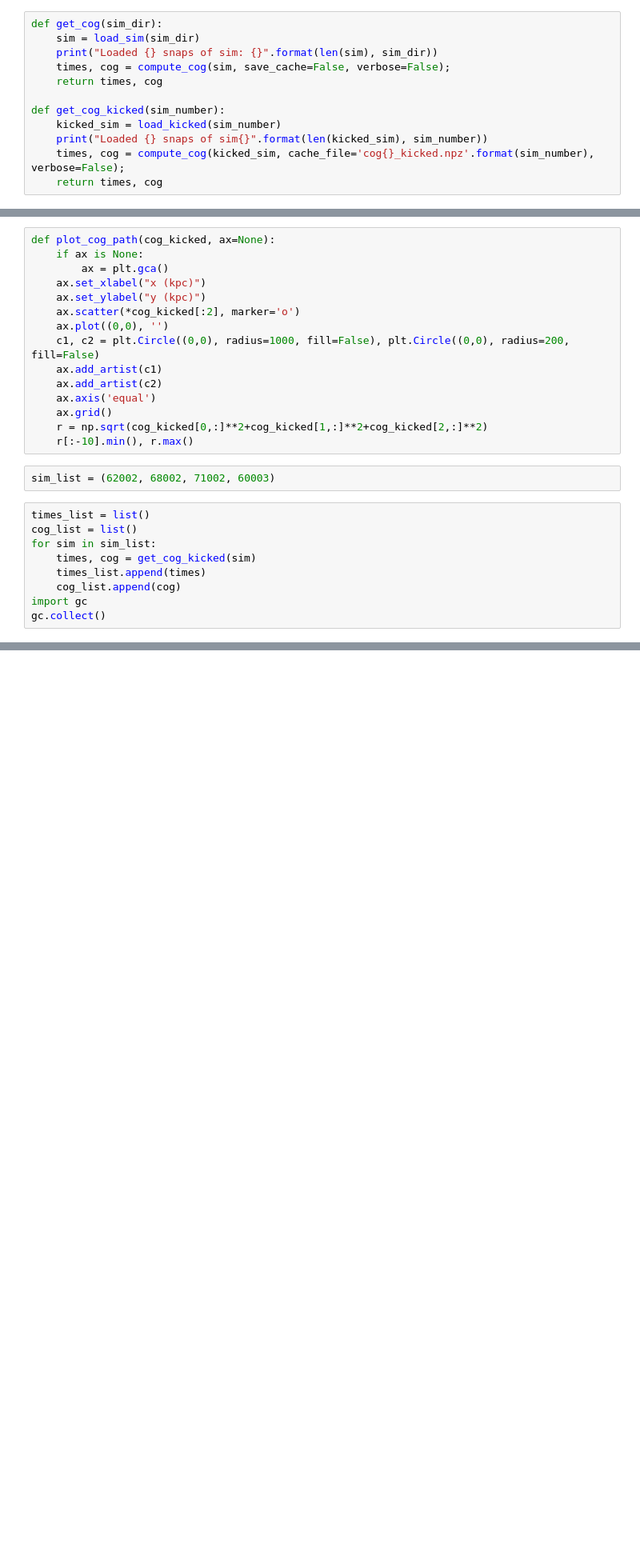
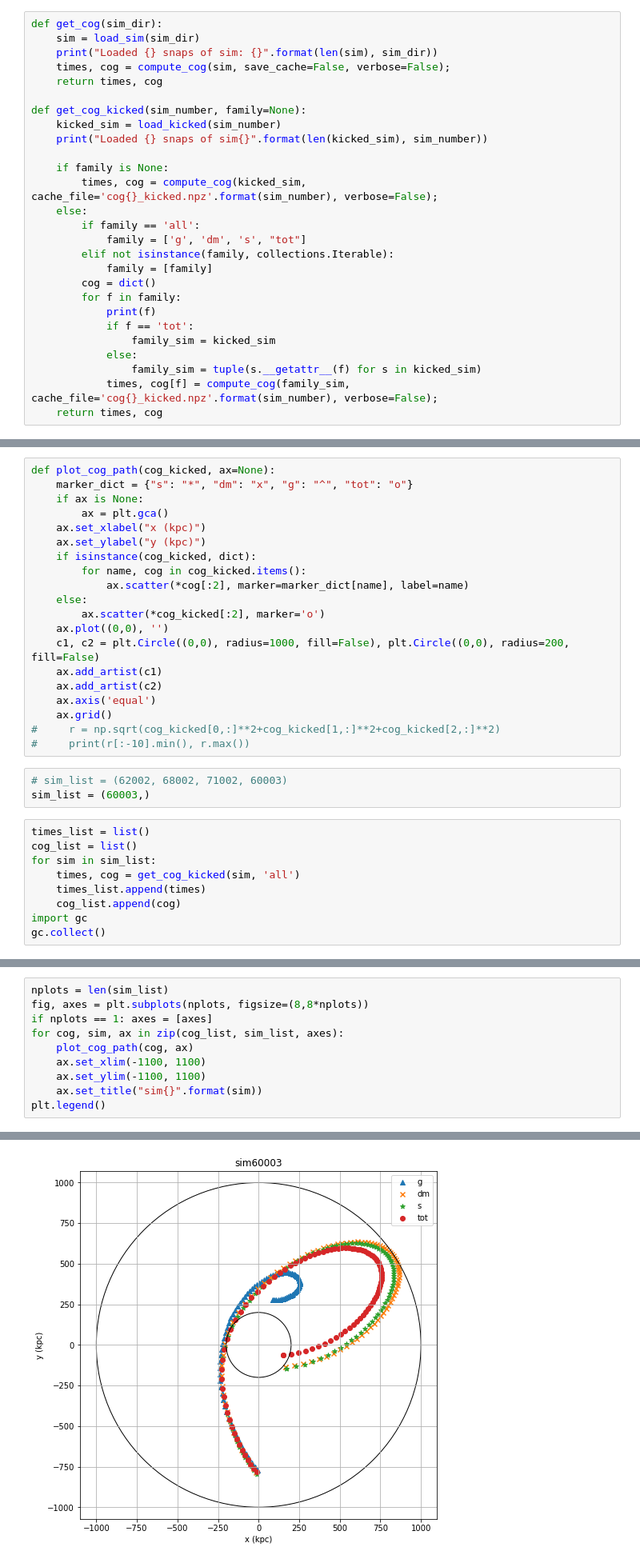
Before and after one commit to elehcim/simulation, a Jupyter notebook: notebooks/Check_COG_Orbit.ipynb, the cells around one changed output, grey strips where cells are left out. Shown at 80% size. Drawn from its saved outputs; the diff is of its cells as text; blank space fills up the shorter version.

```diff
--- a/notebooks/Check_COG_Orbit.ipynb
+++ b/notebooks/Check_COG_Orbit.ipynb
@@ -16,8 +16,23 @@ def get_cog(sim_dir):
     times, cog = compute_cog(sim, save_cache=False, verbose=False);
     return times, cog
 
-def get_cog_kicked(sim_number):
+def get_cog_kicked(sim_number, family=None):
     kicked_sim = load_kicked(sim_number)
     print("Loaded {} snaps of sim{}".format(len(kicked_sim), sim_number))
-    times, cog = compute_cog(kicked_sim, cache_file='cog{}_kicked.npz'.format(sim_number), verbose=False);
+
+    if family is None:
+        times, cog = compute_cog(kicked_sim, cache_file='cog{}_kicked.npz'.format(sim_number), verbose=False);
+    else:
+        if family == 'all':
+            family = ['g', 'dm', 's', "tot"]
+        elif not isinstance(family, collections.Iterable):
+            family = [family]
+        cog = dict()
+        for f in family:
+            print(f)
+            if f == 'tot':
+                family_sim = kicked_sim
+            else:
+                family_sim = tuple(s.__getattr__(f) for s in kicked_sim)
+            times, cog[f] = compute_cog(family_sim, cache_file='cog{}_kicked.npz'.format(sim_number), verbose=False);
     return times, cog
@@ -24,25 +45,31 @@ def get_cog_kicked(sim_number):
 # %%
 def plot_cog_path(cog_kicked, ax=None):
+    marker_dict = {"s": "*", "dm": "x", "g": "^", "tot": "o"}
     if ax is None:
         ax = plt.gca()
     ax.set_xlabel("x (kpc)")
     ax.set_ylabel("y (kpc)")
-    ax.scatter(*cog_kicked[:2], marker='o')
+    if isinstance(cog_kicked, dict):
+        for name, cog in cog_kicked.items():
+            ax.scatter(*cog[:2], marker=marker_dict[name], label=name)
+    else:
+        ax.scatter(*cog_kicked[:2], marker='o')
     ax.plot((0,0), '')
     c1, c2 = plt.Circle((0,0), radius=1000, fill=False), plt.Circle((0,0), radius=200, fill=False)
     ax.add_artist(c1)
     ax.add_artist(c2)
     ax.axis('equal')
     ax.grid()
-    r = np.sqrt(cog_kicked[0,:]**2+cog_kicked[1,:]**2+cog_kicked[2,:]**2)
-    r[:-10].min(), r.max()
+#     r = np.sqrt(cog_kicked[0,:]**2+cog_kicked[1,:]**2+cog_kicked[2,:]**2)
+#     print(r[:-10].min(), r.max())
 # %%
-sim_list = (62002, 68002, 71002, 60003)
+# sim_list = (62002, 68002, 71002, 60003)
+sim_list = (60003,)
 # %%
 times_list = list()
 cog_list = list()
 for sim in sim_list:
-    times, cog = get_cog_kicked(sim)
+    times, cog = get_cog_kicked(sim, 'all')
     times_list.append(times)
     cog_list.append(cog)
 import gc
@@ -51,0 +88,11 @@ len(cog_list)
+# %%
+nplots = len(sim_list)
+fig, axes = plt.subplots(nplots, figsize=(8,8*nplots))
+if nplots == 1: axes = [axes]
+for cog, sim, ax in zip(cog_list, sim_list, axes):
+    plot_cog_path(cog, ax)
+    ax.set_xlim(-1100, 1100)
+    ax.set_ylim(-1100, 1100)
+    ax.set_title("sim{}".format(sim))
+plt.legend()
+# %% [output]
@@ -52,3 +100,4 @@ len(cog_list)
+[figure, added]
 # %%
 nplots = len(sim_list)
 fig, axes = plt.subplots(nplots, figsize=(8,8*nplots))
```
Also changed, not shown: parts of 6 cells of this notebook.
